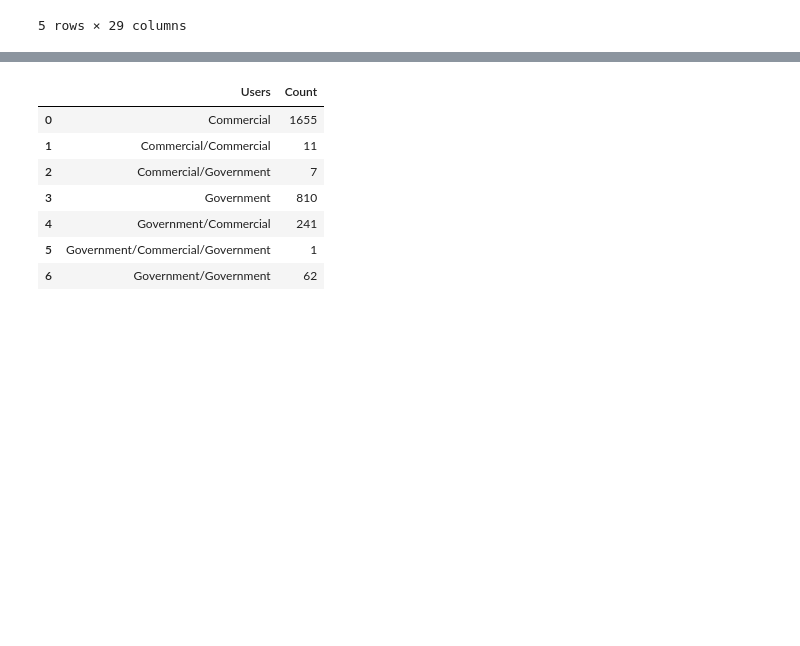
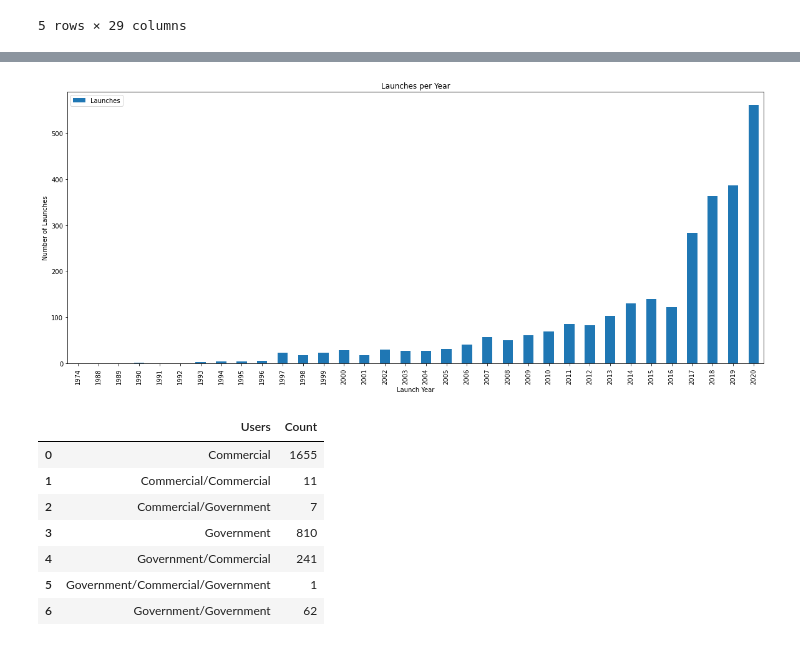
Before and after one commit to jdmerryman88/Worldwide_Satellite_Analysis, a Jupyter notebook: justin.ipynb, the cells around one changed output, grey strips where cells are left out. Cells and saved outputs as stored; diff of their text form; code cells hidden in the pictures; blank space fills up the shorter version.

```diff
--- a/justin.ipynb
+++ b/justin.ipynb
@@ -147,3 +167,10 @@ cleaned_yearly_df.plot.bar(x = 'Launch Year' , y = 'Count')
+# %%
+#Creates bar chart of launches per year
+ylb = cleaned_yearly_df.plot.bar(x = 'Launch Year' , y = 'Launches' ,title ='Launches per Year', figsize = (20,8) )
+ylb.set_ylabel("Number of Launches")
+plt.show()
+# %% [output]
+[figure, added]
 # %%
 ### Military vs commercial analysis starts here
 # %%
```
Also changed, not shown: parts of 9 cells of this notebook.
